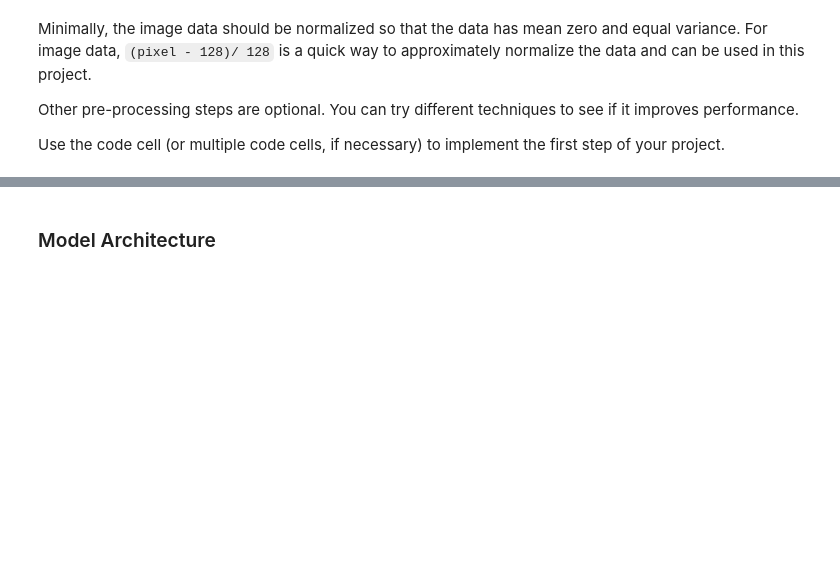
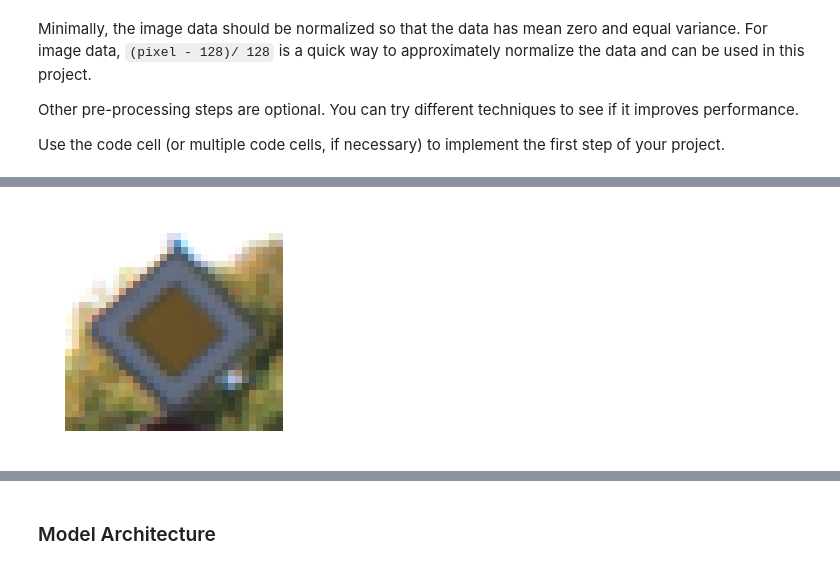
Before and after one commit to rajatsharma01/CarND-Traffic-Sign-Classifier-Project, a Jupyter notebook: Traffic_Sign_Classifier.ipynb, the cells around one changed output, grey strips where cells are left out. Drawn from its saved outputs; the diff is of its cells as text; code cells hidden in the pictures; blank space fills up the shorter version.

```diff
--- a/Traffic_Sign_Classifier.ipynb
+++ b/Traffic_Sign_Classifier.ipynb
@@ -156,0 +166,93 @@ one_hot_y = tf.one_hot(y, n_classes)
+# %%
+### Following preprocessing functions are used to extend existing data set by adding random distortions
+### to the input images. Note that, we still keep original image in the inputset. While these added noise
+### is good during training and validation, we should not use these transformations during test. Hence creating
+### a separate preprocessing tensor graph to create an input dataset.
+import tensorflow.contrib.image as tfimg
+
+# Helper function to define transformations
+# Credits: https://stackoverflow.com/questions/42263689/how-to-translate-or-shift-batches-of-tensors-randomly-in-tensorflow
+def define_transform(mask_row, n_images, rg):
+    assert(mask_row.get_shape() == [1, 8])
+    base_row = tf.constant([1, 0, 0, 0, 1, 0, 0, 0], dtype=tf.float32, shape=[1, 8])
+    base = tf.tile(base_row, [n_images, 1])
+    mask = tf.tile(mask_row, [n_images, 1])
+    random_mat = rg * tf.random_uniform(shape=[n_images, 8]) - rg/2
+    return (base + random_mat *  mask)
+
+input_images = tf.placeholder(tf.float32, shape=(None, None, None, None))
+input_labels = tf.placeholder(tf.int32, shape=(None))
+
+def image_transformations(input_images, input_labels, angle_range, shift_range, shear_range):
+    n_images = tf.shape(input_images)[0]
+    height = tf.cast(tf.shape(input_images)[1], dtype=tf.float32)
+    width = tf.cast(tf.shape(input_images)[2], dtype=tf.float32)
+
+    # Rotate images
+    rotate_angles = angle_range * tf.random_uniform(shape=[n_images]) - angle_range/2
+    rotate = tfimg.angles_to_projective_transforms(rotate_angles, height, width)
+
+    # Translate images: [1, 0, tx, 0, 1, ty, 0, 0]
+    shift = define_transform(tf.constant([0, 0, 1, 0, 0, 1, 0, 0], dtype=tf.float32, shape=[1, 8]),
+                             n_images, shift_range)
+    # Shear x w.r.t. y: [1, 0, 0, Sx, 1, 0, 0, 0]
+    shear_x = define_transform(tf.constant([0, 0, 0, 1, 0, 0, 0, 0], dtype=tf.float32, shape=[1, 8]),
+                               n_images, shear_range)
+    # Shear y w.r.t x: [1, Sy, 0, 0, 1, 0, 0, 0]
+    shear_y = define_transform(tf.constant([0, 1, 0, 0, 0, 0, 0, 0], dtype=tf.float32, shape=[1, 8]),
+                               n_images, shear_range)
+
+    # transform images with above transformations
+    transforms = tfimg.compose_transforms(rotate, shift, shear_x, shear_y)
+    transformed_images = tfimg.transform(input_images, transforms)
+
+    # Randomly flip images
+    flipped_lr = tf.map_fn(lambda image: tf.image.random_flip_left_right(image), transformed_images)
+    flipped_ud = tf.map_fn(lambda image: tf.image.random_flip_up_down(image), transformed_images)
+    output_images = tf.concat([transformed_images, flipped_lr, flipped_ud], 0)
+    output_labels = tf.concat([input_labels, input_labels, input_labels], 0)
+
+    return (output_images, output_labels)
+
+def augment_images(input_images, input_labels, n_permutations):
+    i_0 = tf.constant(0)
+    images_0 = input_images
+    labels_0 = input_labels
+    condition = lambda i, images, labels: tf.less(i, n_permutations)
+    def body(i, images, labels):
+        t_images, t_labels = image_transformations(input_images, input_labels,
+                                                   angle_range=10, shift_range=5, shear_range=1)
+        images = tf.concat([images, t_images], 0)
+        labels = tf.concat([labels, t_labels], 0)
+        return (i+1, images, labels)
+
+    result = tf.while_loop(condition, body, loop_vars=[i_0, images_0, labels_0],
+                           shape_invariants=[i_0.get_shape(),
+                                             tf.TensorShape([None, None, None, None]),
+                                             tf.TensorShape(None)])
+    # Matplotlib isn't happy about floats in images and ends up creating negative images
+    # convert these back to int before returning
+    return (tf.cast(result[1], dtype=tf.uint8), result[2])
+
+
+import cv2
+with tf.Session() as sess:
+    i = np.random.randint(0, n_train)
+    plt.axis('off')
+    plt.imshow(X_train[i])
+    print(signmap.iloc[y_train[i]])
+    images = np.empty(shape=(1,)+X_train[i].shape)
+    images[0] = X_train[i]
+    labels = np.empty(shape=(1))
+    labels[0] = y_train[i]
+    aug_images, aug_labels = sess.run(augment_images(input_images, input_labels, 16),
+                                      feed_dict={input_images:images, input_labels:labels})
+    n_images = aug_images.shape[0]
+    n_cols = 15
+    n_rows = (n_images + n_cols -1)//n_cols
+    plt.figure(figsize=(15,5))
+    for i in range(n_images):
+        plt.subplot(n_rows, n_cols, i+1)
+        plt.axis('off')
+        plt.imshow(aug_images[i])
+# %% [output]
@@ -156,0 +262 @@ one_hot_y = tf.one_hot(y, n_classes)
+[figure, added]
```
Also changed, not shown: parts of 17 cells of this notebook.
